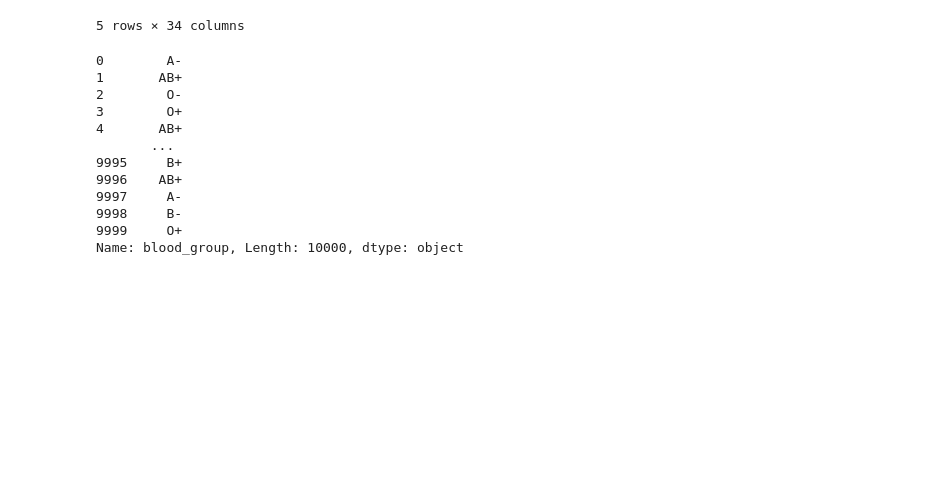
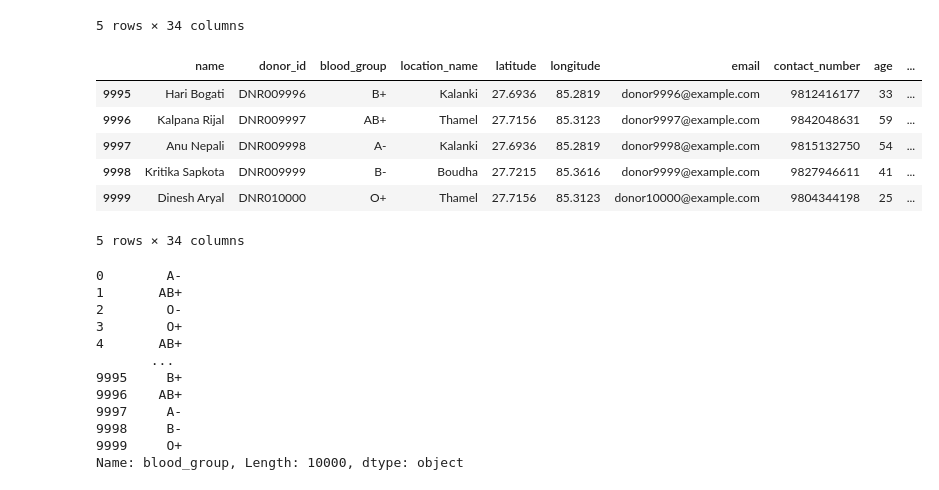
Before and after one commit to AnupCh37/BloodFinderAnalysis, a Jupyter notebook: notebooks/01_data_overview_cleaning.ipynb, the cells around one changed output. Drawn from its saved outputs; the diff is of its cells as text; code cells hidden in the pictures; blank space fills up the shorter version.

```diff
--- a/notebooks/01_data_overview_cleaning.ipynb
+++ b/notebooks/01_data_overview_cleaning.ipynb
@@ -18,4 +18,14 @@ df.head()
 | 3 | Deepak Shrestha | DNR000004 | O+ | Thamel | 27.7156 | 85.3123 | donor4@example.com | 9822540002 | 32 | ... |
 | 4 | Utsav Shrestha | DNR000005 | AB+ | Baneshwor | 27.6895 | 85.3420 | donor5@example.com | 9814324213 | 58 | ... |
 5 rows × 34 columns
+# %%
+doner_df.tail()
+# %% [output]
+|  | name | donor_id | blood_group | location_name | latitude | longitude | email | contact_number | age | ... |
+| 9995 | Hari Bogati | DNR009996 | B+ | Kalanki | 27.6936 | 85.2819 | donor9996@example.com | 9812416177 | 33 | ... |
+| 9996 | Kalpana Rijal | DNR009997 | AB+ | Thamel | 27.7156 | 85.3123 | donor9997@example.com | 9842048631 | 59 | ... |
+| 9997 | Anu Nepali | DNR009998 | A- | Kalanki | 27.6936 | 85.2819 | donor9998@example.com | 9815132750 | 54 | ... |
+| 9998 | Kritika Sapkota | DNR009999 | B- | Boudha | 27.7215 | 85.3616 | donor9999@example.com | 9827946611 | 41 | ... |
+| 9999 | Dinesh Aryal | DNR010000 | O+ | Thamel | 27.7156 | 85.3123 | donor10000@example.com | 9804344198 | 25 | ... |
+5 rows × 34 columns
 # %%
```
Also changed, not shown: parts of 10 cells of this notebook.
